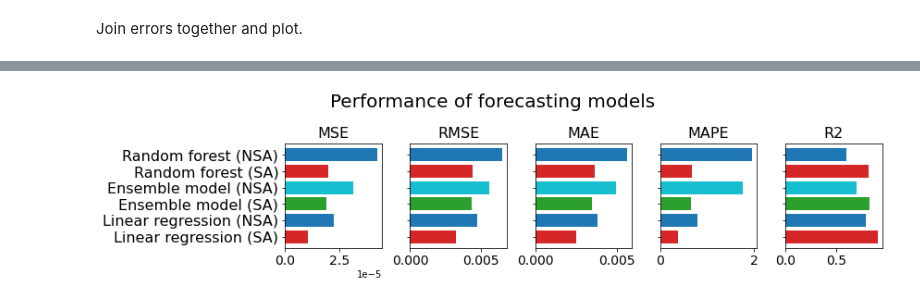
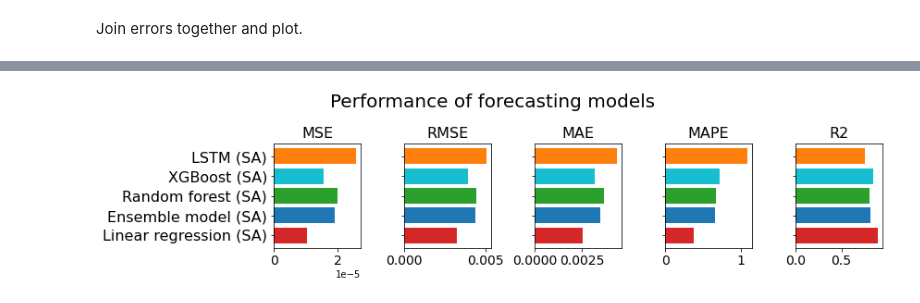
Before and after one commit to ArianeDucellier/forecasting, a Jupyter notebook: compare_models.ipynb, the cells around one changed output, grey strips where cells are left out. Cells and saved outputs as stored; diff of their text form; code cells hidden in the pictures.

Commit message:
Finish LSTM

```diff
--- a/compare_models.ipynb
+++ b/compare_models.ipynb
@@ -61,0 +90,2 @@ errors.append(df)
+# %%
+errors.append(df)
@@ -62,3 +94,11 @@ errors.append(df)
+# %%
+df = pd.read_csv('LSTM/errors_nsa.csv', \
+    index_col=0).reset_index().drop(columns=['index'])
+df = df.iloc[[23]]
+df['model'] = ['LSTM (NSA)']
+df.drop(columns=['hidden_units', 'num_layers', 'sequence_lengths'], inplace=True)
+# %%
+errors.append(df)
 # %% [markdown]
 Join errors together and plot.
 # %%
@@ -76,37 +162,43 @@ errors
+# %%
+errors_2 = errors.loc[errors.model.isin(['Linear regression (SA)',
+                                         'Ensemble model (SA)',
+                                         'Random forest (SA)',
+                                         'XGBoost (SA)',
+                                         'LSTM (SA)'])]
 # %%
 fig, (ax1, ax2, ax3, ax4, ax5) = plt.subplots(1, 5, figsize=(12, 3))
 fig.suptitle('Performance of forecasting models', fontsize=20)
 
-bar_labels = ['red', 'blue', 'green', 'cyan']
-bar_colors = ['tab:red', 'tab:blue', 'tab:green', 'tab:cyan']
+bar_labels = ['red', 'blue', 'green', 'cyan', 'orange']
+bar_colors = ['tab:red', 'tab:blue', 'tab:green', 'tab:cyan', 'tab:orange']
 
-ax1.barh(errors['model'], errors['MSE'], label=bar_labels, color=bar_colors)
+ax1.barh(errors_2['model'], errors_2['MSE'], label=bar_labels, color=bar_colors)
 ax1.set_title('MSE', fontsize=16)
 ax1.tick_params(axis='x', labelsize=14)
 ax1.tick_params(axis='y', labelsize=16)
 
-ax2.barh(errors['model'], errors['RMSE'], color=bar_colors)
+ax2.barh(errors_2['model'], errors_2['RMSE'], color=bar_colors)
 ax2.set_title('RMSE', fontsize=16)
 ax2.set_yticklabels(['', '', '', ''])
 ax2.tick_params(axis='x', labelsize=14)
 
-ax3.barh(errors['model'], errors['MAE'], color=bar_colors)
+ax3.barh(errors_2['model'], errors_2['MAE'], color=bar_colors)
 ax3.set_title('MAE', fontsize=16)
 ax3.set_yticklabels(['', '', '', ''])
 ax3.tick_params(axis='x', labelsize=14)
 
-ax4.barh(errors['model'], errors['MAPE'], color=bar_colors)
+ax4.barh(errors_2['model'], errors_2['MAPE'], color=bar_colors)
 ax4.set_title('MAPE', fontsize=16)
 ax4.set_yticklabels(['', '', '', ''])
 ax4.tick_params(axis='x', labelsize=14)
 
-ax5.barh(errors['model'], errors['R2'], color=bar_colors)
+ax5.barh(errors_2['model'], errors_2['R2'], color=bar_colors)
 ax5.set_title('R2', fontsize=16)
 ax5.set_yticklabels(['', '', '', ''])
 ax5.tick_params(axis='x', labelsize=14)
 
 plt.tight_layout()
-plt.savefig('figures/comparisons.eps', format='eps')
+plt.savefig('figures/comparisons_all.eps', format='eps')
 plt.show()
 # %% [output]
-[figure, old version]
+[figure, new version]
```
Also changed, not shown: parts of 13 cells of this notebook, 6 other files.
